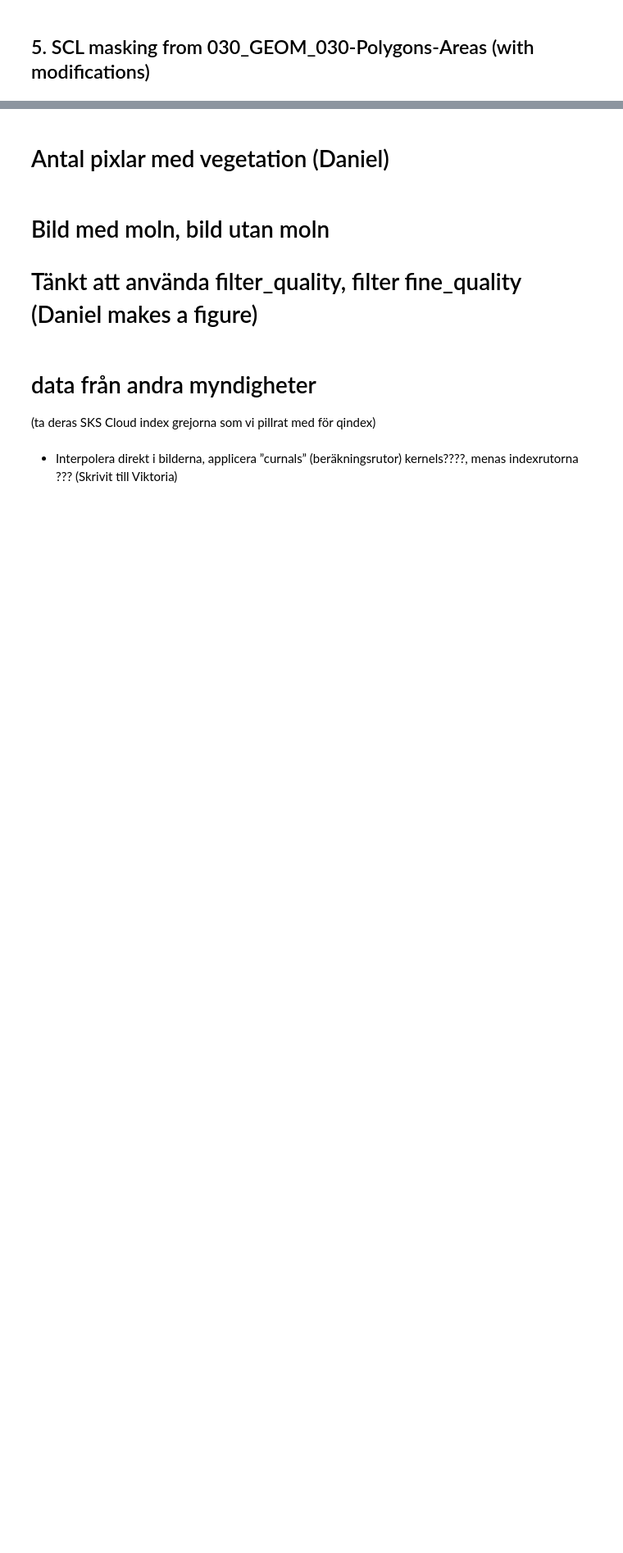
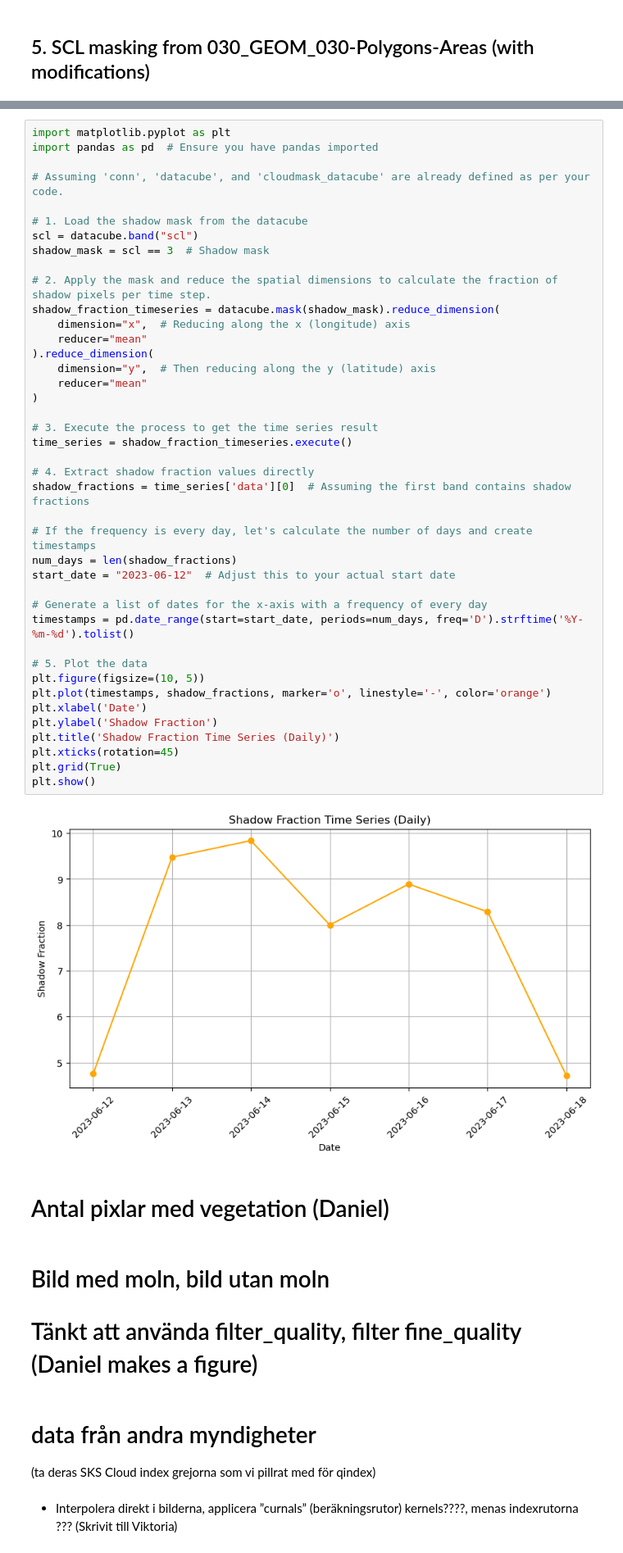
Before and after one commit to DigitalEarthSweden/digital-earth-sweden-community, a Jupyter notebook: tutorials/workshop_W2443/workshop_W2443_nuria.ipynb, the cells around one changed output, grey strips where cells are left out. Shown at 82% size. Drawn from its saved outputs; the diff is of its cells as text; blank space fills up the shorter version.

```diff
--- a/tutorials/workshop_W2443/workshop_W2443_nuria.ipynb
+++ b/tutorials/workshop_W2443/workshop_W2443_nuria.ipynb
@@ -289,3 +328,46 @@ mask
+# %%
+import matplotlib.pyplot as plt
+import pandas as pd  # Ensure you have pandas imported
+
+# Assuming 'conn', 'datacube', and 'cloudmask_datacube' are already defined as per your code.
+
+# 1. Load the shadow mask from the datacube
+scl = datacube.band("scl")
+shadow_mask = scl == 3  # Shadow mask
+
+# 2. Apply the mask and reduce the spatial dimensions to calculate the fraction of shadow pixels per time step.
+shadow_fraction_timeseries = datacube.mask(shadow_mask).reduce_dimension(
+    dimension="x",  # Reducing along the x (longitude) axis
+    reducer="mean"
+).reduce_dimension(
+    dimension="y",  # Then reducing along the y (latitude) axis
+    reducer="mean"
+)
+
+# 3. Execute the process to get the time series result
+time_series = shadow_fraction_timeseries.execute()
+
+# 4. Extract shadow fraction values directly
+shadow_fractions = time_series['data'][0]  # Assuming the first band contains shadow fractions
+
+# If the frequency is every day, let's calculate the number of days and create timestamps
+num_days = len(shadow_fractions)
+start_date = "2023-06-12"  # Adjust this to your actual start date
+
+# Generate a list of dates for the x-axis with a frequency of every day
+timestamps = pd.date_range(start=start_date, periods=num_days, freq='D').strftime('%Y-%m-%d').tolist()
+
+# 5. Plot the data
+plt.figure(figsize=(10, 5))
+plt.plot(timestamps, shadow_fractions, marker='o', linestyle='-', color='orange')
+plt.xlabel('Date')
+plt.ylabel('Shadow Fraction')
+plt.title('Shadow Fraction Time Series (Daily)')
+plt.xticks(rotation=45)
+plt.grid(True)
+plt.show()
+# %% [output]
+[figure, added]
 # %% [markdown]
 # Antal pixlar med vegetation (Daniel)
 # %% [markdown]
```
Also changed, not shown: parts of 12 cells of this notebook.
